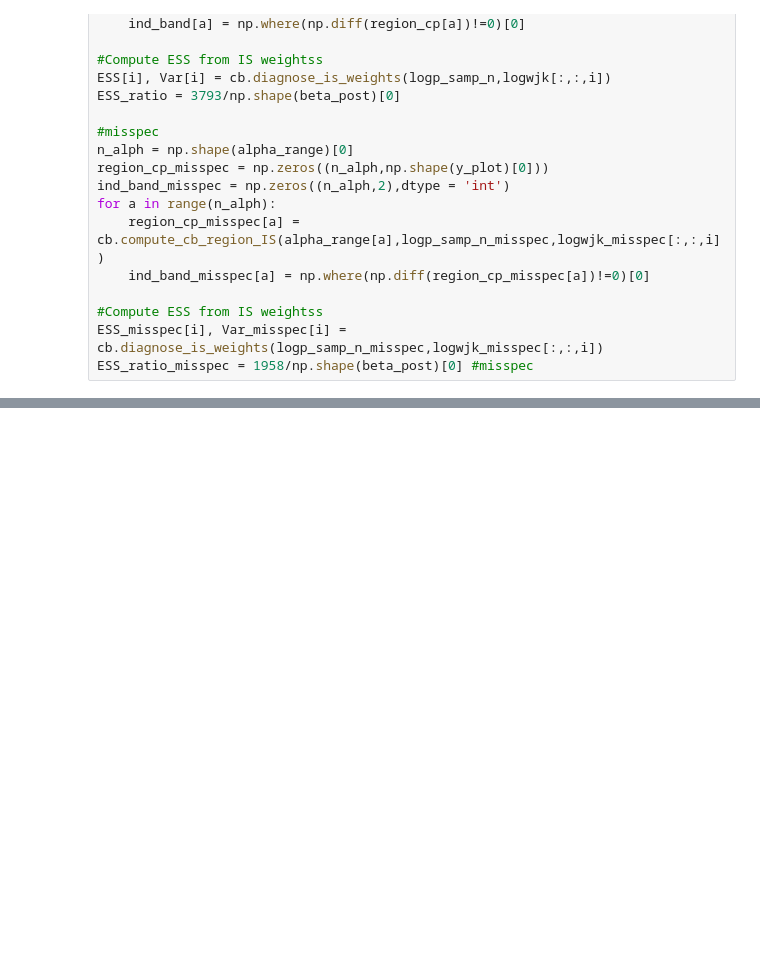
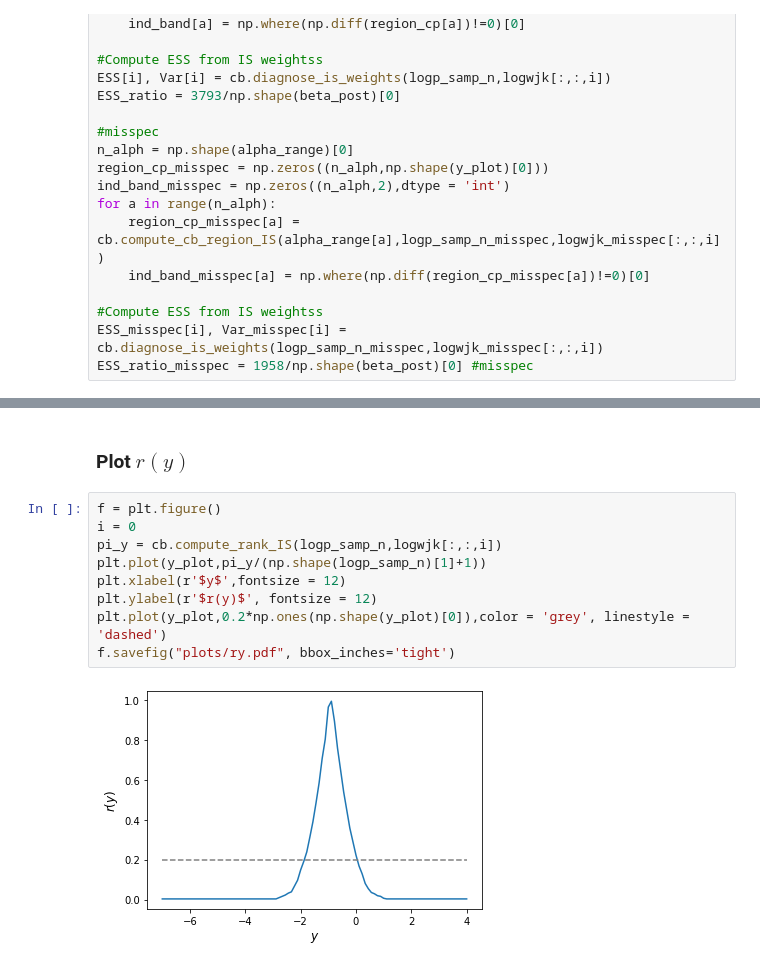
Before and after one commit to edfong/conformal_bayes, a Jupyter notebook: IS_weights.ipynb, the cells around one changed output, grey strips where cells are left out. Saved outputs shown, nothing was run; the diff lists cells and outputs as text; blank space fills up the shorter version.

```diff
--- a/IS_weights.ipynb
+++ b/IS_weights.ipynb
@@ -212,0 +381,13 @@ f.savefig('plots/ESS_var_misspec.pdf', bbox_inches='tight')
+# %% [markdown]
+### Plot $r(y)$
+# %%
+f = plt.figure()
+i = 0
+pi_y = cb.compute_rank_IS(logp_samp_n,logwjk[:,:,i])
+plt.plot(y_plot,pi_y/(np.shape(logp_samp_n)[1]+1))
+plt.xlabel(r'$y$',fontsize = 12)
+plt.ylabel(r'$r(y)$', fontsize = 12)
+plt.plot(y_plot,0.2*np.ones(np.shape(y_plot)[0]),color = 'grey', linestyle = 'dashed')
+f.savefig("plots/ry.pdf", bbox_inches='tight')
+# %% [output]
+[figure, added]
```
Also changed, not shown: parts of 9 cells of this notebook, 2 other files.
